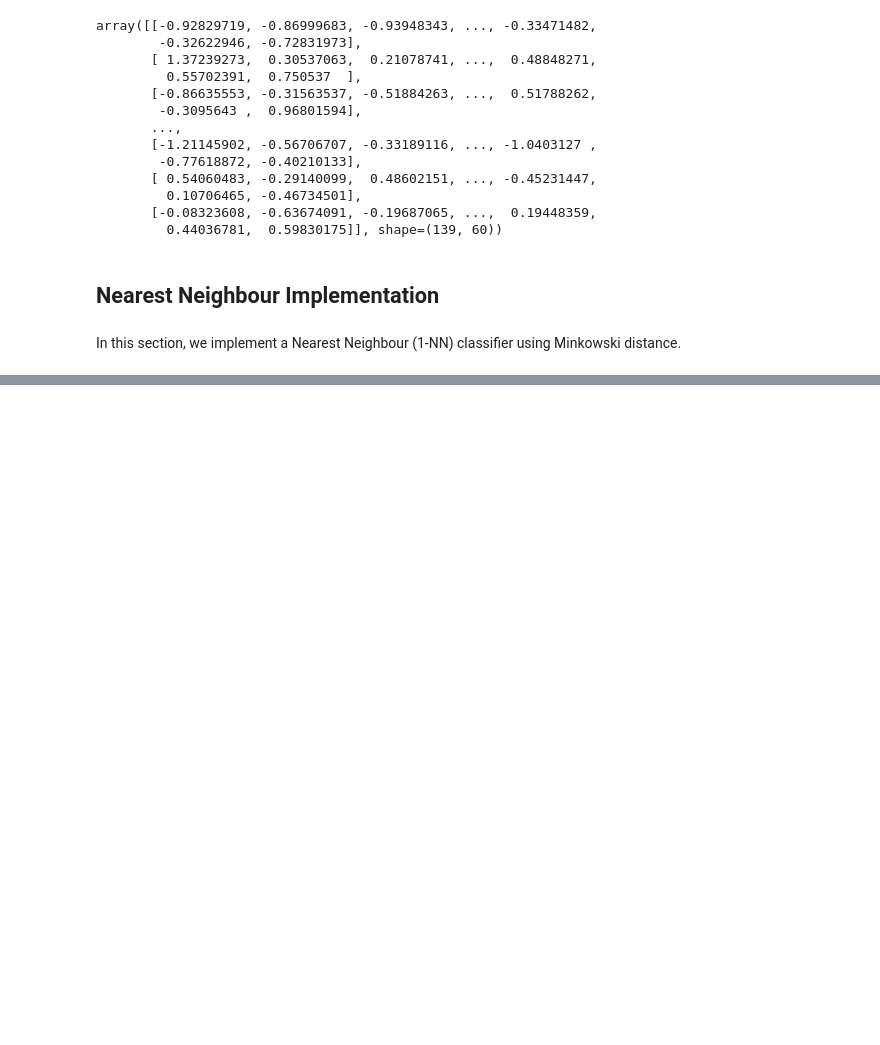
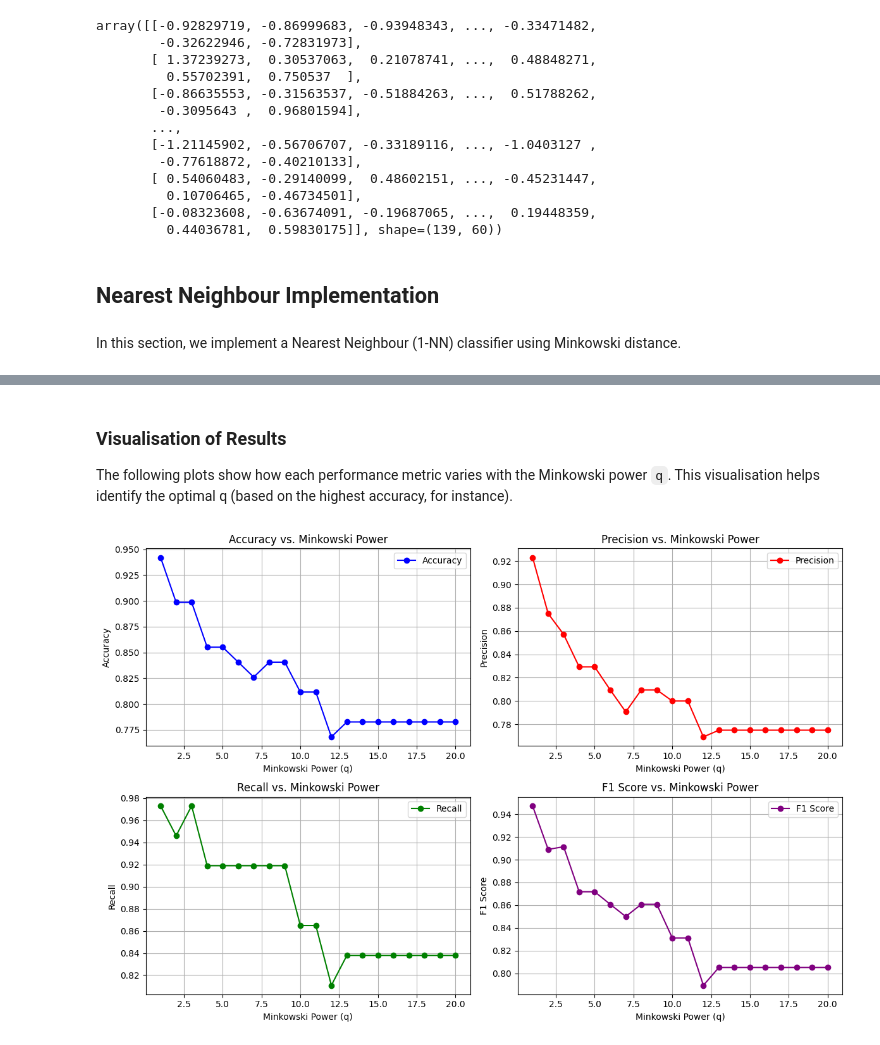
Before and after one commit to SpikeElliot/Data-Mining-Case-Studies, a Jupyter notebook: sonar_study/sonar.ipynb, the cells around one changed output, grey strips where cells are left out. Saved outputs shown, nothing was run; the diff lists cells and outputs as text; code cells hidden in the pictures; blank space fills up the shorter version.

```diff
--- a/sonar_study/sonar.ipynb
+++ b/sonar_study/sonar.ipynb
@@ -186,0 +223,9 @@ Test accuracy: 94.2%
+# %%
+def f1_score(y_true : np.ndarray, y_preds : np.ndarray, pos_label) -> float:
+    """Calculate the F1 score for predicted labels."""
+    precision = precision_score(y_true, y_preds, pos_label)
+    recall = recall_score(y_true, y_preds, pos_label)
+
+    if precision == 0 or recall == 0 : return 0 # Avoid divide by zero error
+
+    return 2 / (1/precision + 1/recall)
@@ -186,0 +236,8 @@ Test accuracy: 94.2%
+# %%
+def binary_classification_scores(y_true : np.ndarray, y_preds : np.ndarray, pos_label) -> tuple:
+    accuracy = accuracy_score(y_true, y_preds)
+    precision = precision_score(y_true, y_preds, pos_label)
+    recall = recall_score(y_true, y_preds, pos_label)
+    f1 = f1_score(y_true, y_preds, pos_label)
+
+    return (accuracy, precision, recall, f1)
@@ -186,0 +307,44 @@ Test accuracy: 94.2%
+# %% [markdown]
+### Visualisation of Results
+The following plots show how each performance metric varies with the Minkowski power `q`. This visualisation helps identify the optimal q (based on the highest accuracy, for instance).
+# %%
+import matplotlib.pyplot as plt
+
+plt.figure(figsize=(12, 8))
+
+plt.subplot(2, 2, 1)
+plt.plot(q_values, history["accuracy"], marker='o', color='blue', label="Accuracy")
+plt.xlabel("Minkowski Power (q)")
+plt.ylabel("Accuracy")
+plt.title("Accuracy vs. Minkowski Power")
+plt.legend()
+plt.grid(True)
+
+plt.subplot(2, 2, 2)
+plt.plot(q_values, history["precision"], marker='o', color='red', label="Precision")
+plt.xlabel("Minkowski Power (q)")
+plt.ylabel("Precision")
+plt.title("Precision vs. Minkowski Power")
+plt.legend()
+plt.grid(True)
+
+plt.subplot(2, 2, 3)
+plt.plot(q_values, history["recall"], marker='o', color='green', label="Recall")
+plt.xlabel("Minkowski Power (q)")
+plt.ylabel("Recall")
+plt.title("Recall vs. Minkowski Power")
+plt.legend()
+plt.grid(True)
+
+plt.subplot(2, 2, 4)
+plt.plot(q_values, history["f1"], marker='o', color='purple', label="F1 Score")
+plt.xlabel("Minkowski Power (q)")
+plt.ylabel("F1 Score")
+plt.title("F1 Score vs. Minkowski Power")
+plt.legend()
+plt.grid(True)
+
+plt.tight_layout()
+plt.show()
+# %% [output]
+[figure, added]
```
Also changed, not shown: parts of 25 cells of this notebook.
